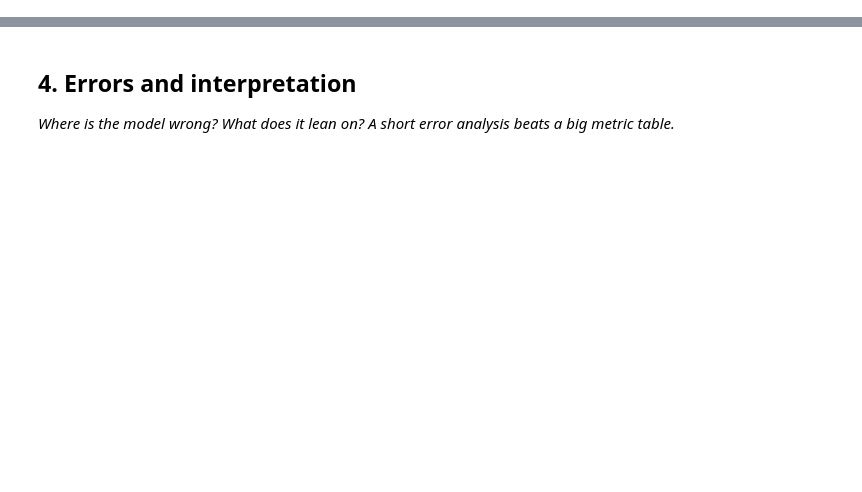
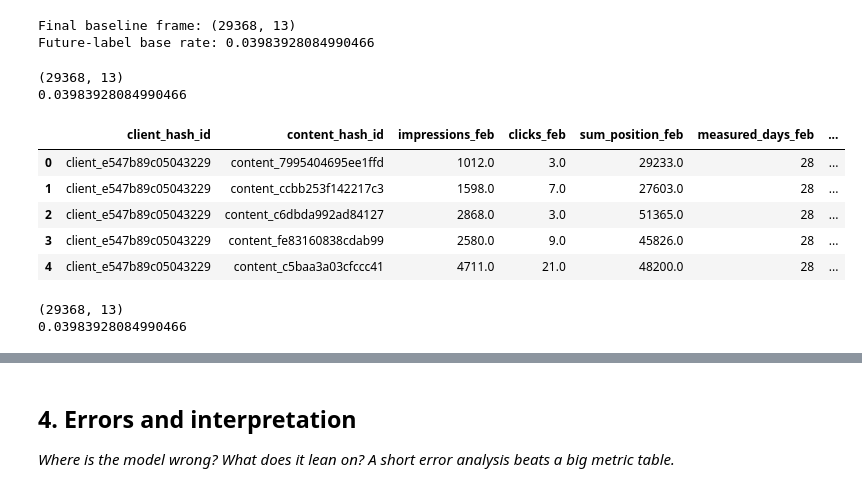
Before and after one commit to shahzamanjatoi/flyrank-ml-internship, a Jupyter notebook: work/notebooks/w05_model.ipynb, the cells around one changed output, grey strips where cells are left out. Saved outputs shown, nothing was run; the diff lists cells and outputs as text; code cells hidden in the pictures; blank space fills up the shorter version.

```diff
--- a/work/notebooks/w05_model.ipynb
+++ b/work/notebooks/w05_model.ipynb
@@ -29,0 +151,49 @@ This skeleton is yours to fill. Work the sections **in order** — each one has
+# %%
+frame = feb.merge(
+    mar[
+        [
+            "client_hash_id",
+            "content_hash_id",
+            "impressions_mar",
+            "clicks_mar",
+            "measured_days_mar",
+            "went_dark"
+        ]
+    ],
+    on=[
+        "client_hash_id",
+        "content_hash_id"
+    ],
+    how="inner"
+)
+
+print("Final baseline frame:", frame.shape)
+print("Future-label base rate:", frame["went_dark"].mean())
+# %% [output]
+Final baseline frame: (29368, 13)
+Future-label base rate: 0.03983928084990466
+# %%
+df = frame.copy()
+
+assert df.shape[1] == 13, (
+    f"expected 13 columns from ML-07, got {df.shape[1]}"
+)
+
+print(df.shape)
+print(df["went_dark"].mean())
+df.head()
+# %% [output]
+(29368, 13)
+0.03983928084990466
+|  | client_hash_id | content_hash_id | impressions_feb | clicks_feb | sum_position_feb | measured_days_feb | ... |
+| 0 | client_e547b89c05043229 | content_7995404695ee1ffd | 1012.0 | 3.0 | 29233.0 | 28 | ... |
+| 1 | client_e547b89c05043229 | content_ccbb253f142217c3 | 1598.0 | 7.0 | 27603.0 | 28 | ... |
+| 2 | client_e547b89c05043229 | content_c6dbda992ad84127 | 2868.0 | 3.0 | 51365.0 | 28 | ... |
+| 3 | client_e547b89c05043229 | content_fe83160838cdab99 | 2580.0 | 9.0 | 45826.0 | 28 | ... |
+| 4 | client_e547b89c05043229 | content_c5baa3a03cfccc41 | 4711.0 | 21.0 | 48200.0 | 28 | ... |
+# %%
+print(df.shape)
+print(df["went_dark"].mean())
+# %% [output]
+(29368, 13)
+0.03983928084990466
```
Also changed, not shown: parts of 24 cells of this notebook.
